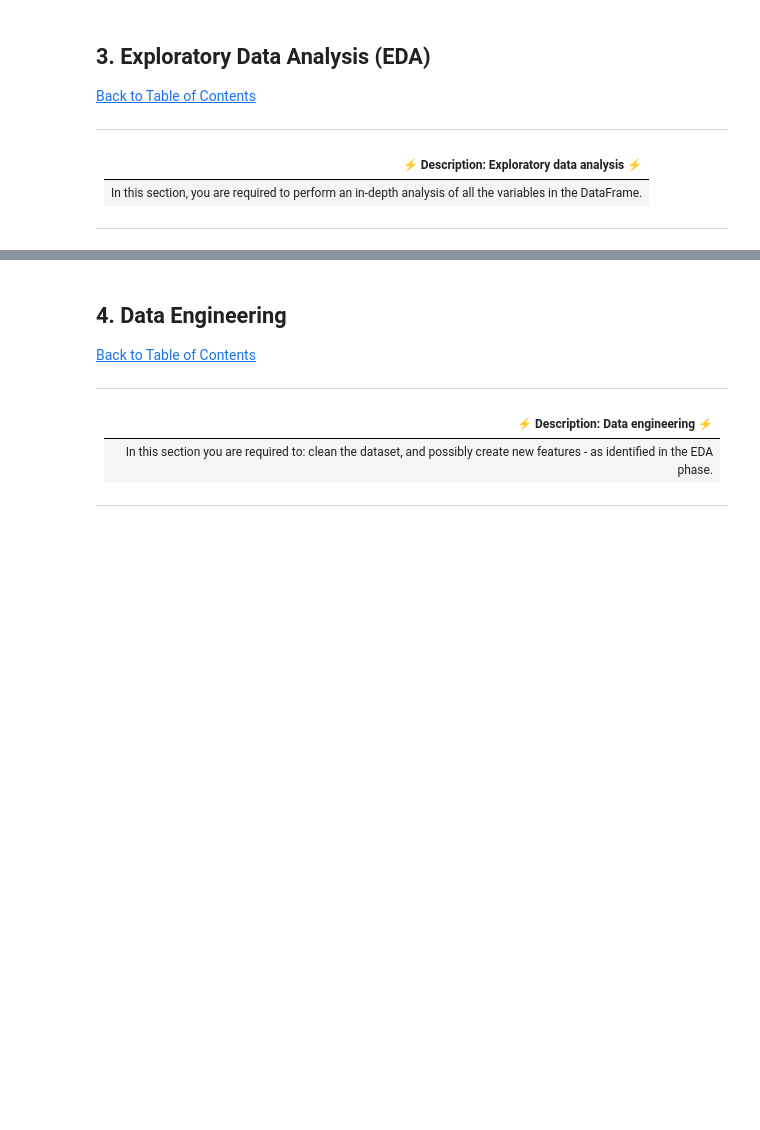
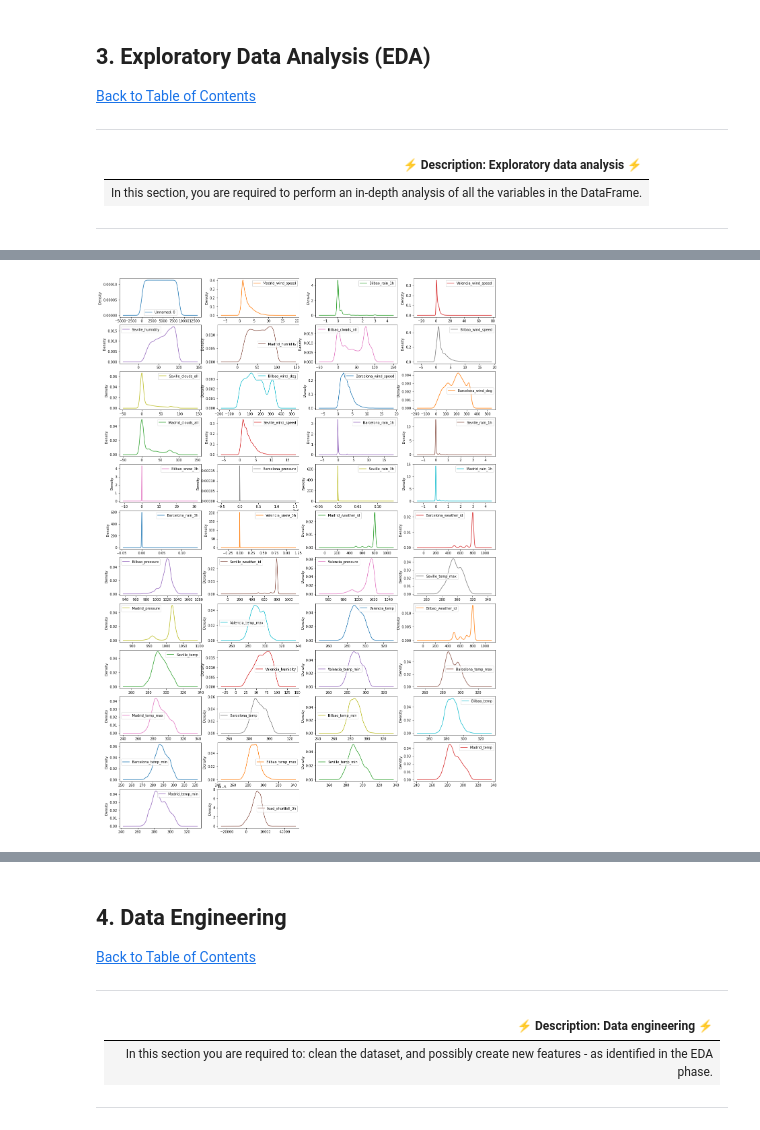
Before and after one commit to johnsiphiwe/Advanced-regression-T9, a Jupyter notebook: starter-notebook.ipynb, the cells around one changed output, grey strips where cells are left out. Saved outputs shown, nothing was run; the diff lists cells and outputs as text; code cells hidden in the pictures; blank space fills up the shorter version.

```diff
--- a/starter-notebook.ipynb
+++ b/starter-notebook.ipynb
@@ -237,0 +152,4 @@ df_rain.hist(figsize=(10,10));
+# %%
+df.plot(kind='density', subplots=True,layout=(12,4) ,sharex=False, figsize=(20, 30));
+# %% [output]
+[figure, added]
```
Also changed, not shown: parts of 33 cells of this notebook.
